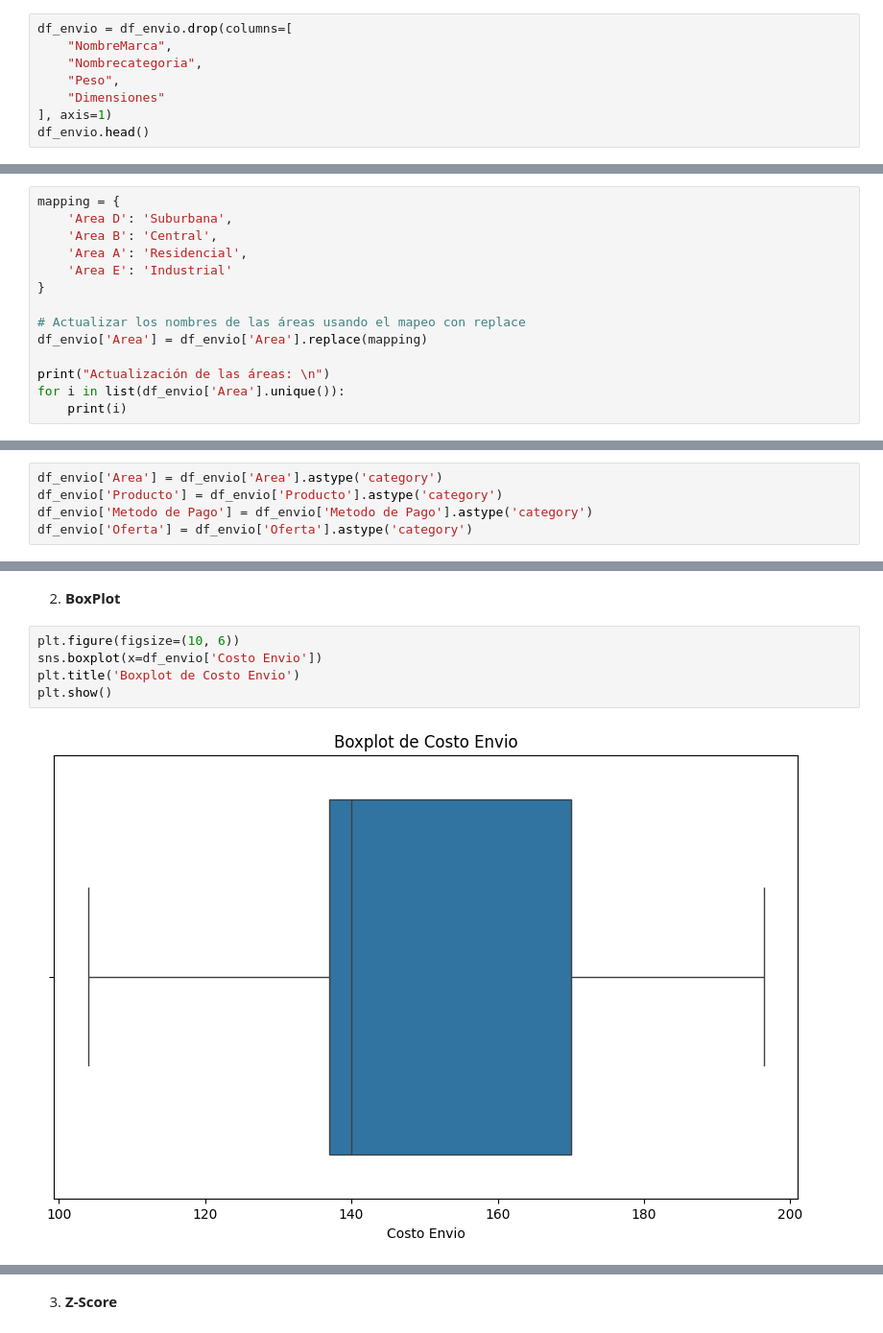
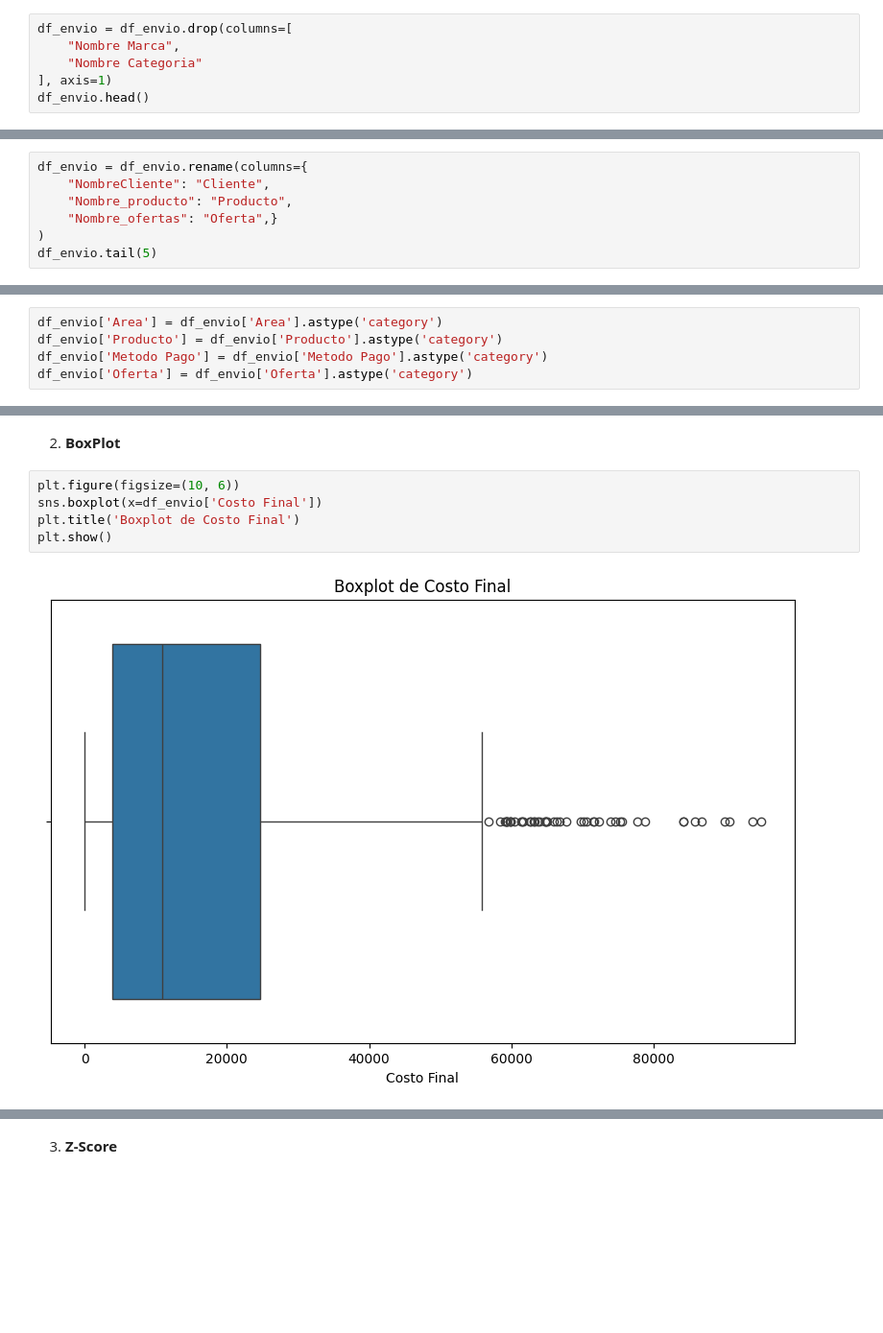
Before and after one commit to david-mrios/EDA, a Jupyter notebook: EDA.ipynb, the cells around one changed output, grey strips where cells are left out. Shown at 96% size. Saved outputs shown, nothing was run; the diff lists cells and outputs as text; blank space fills up the shorter version.

```diff
--- a/EDA.ipynb
+++ b/EDA.ipynb
@@ -287,9 +222,7 @@ Las estadísticas descriptivas para las variables analizadas se detallan a conti
 # %%
 df_envio = df_envio.drop(columns=[
-    "NombreMarca",
-    "Nombrecategoria",
-    "Peso",
-    "Dimensiones"
+    "Nombre Marca",
+    "Nombre Categoria"
 ], axis=1)
 df_envio.head()
 # %% [output]
@@ -331,0 +246,7 @@ df_envio.tail(5)
+# %%
+df_envio = df_envio.rename(columns={
+    "NombreCliente": "Cliente",
+    "Nombre_producto": "Producto",
+    "Nombre_ofertas": "Oferta",}
+)
+df_envio.tail(5)
@@ -401,14 +325,0 @@ dtype: int64
-# %%
-mapping = {
-    'Area D': 'Suburbana',
-    'Area B': 'Central',
-    'Area A': 'Residencial',
-    'Area E': 'Industrial'
-}
-
-# Actualizar los nombres de las áreas usando el mapeo con replace
-df_envio['Area'] = df_envio['Area'].replace(mapping)
-
-print("Actualización de las áreas: \n")
-for i in list(df_envio['Area'].unique()):
-    print(i)
@@ -711,7 +584,7 @@ shipment[['Cliente', 'Producto', 'Cantidad', 'Fecha Entrega',
 # %%
 df_envio['Area'] = df_envio['Area'].astype('category')
 df_envio['Producto'] = df_envio['Producto'].astype('category')
-df_envio['Metodo de Pago'] = df_envio['Metodo de Pago'].astype('category')
+df_envio['Metodo Pago'] = df_envio['Metodo Pago'].astype('category')
 df_envio['Oferta'] = df_envio['Oferta'].astype('category')
 # %% [markdown]
 Las categorías que se han definido en el DataFrame `df_envio` tienen un significado específico y se utilizan para clasificar los datos de manera ordenada y eficiente. Aquí está el informe sobre el significado de estas categorías:
@@ -802,8 +663,8 @@ El histograma muestra la distribución del "Costo Envío" con una línea de dens
 2. **BoxPlot**
 # %%
 plt.figure(figsize=(10, 6))
-sns.boxplot(x=df_envio['Costo Envio'])
-plt.title('Boxplot de Costo Envio')
+sns.boxplot(x=df_envio['Costo Final'])
+plt.title('Boxplot de Costo Final')
 plt.show()
 # %% [output]
-[figure, old version]
+[figure, new version]
```
Also changed, not shown: parts of 75 cells of this notebook.
